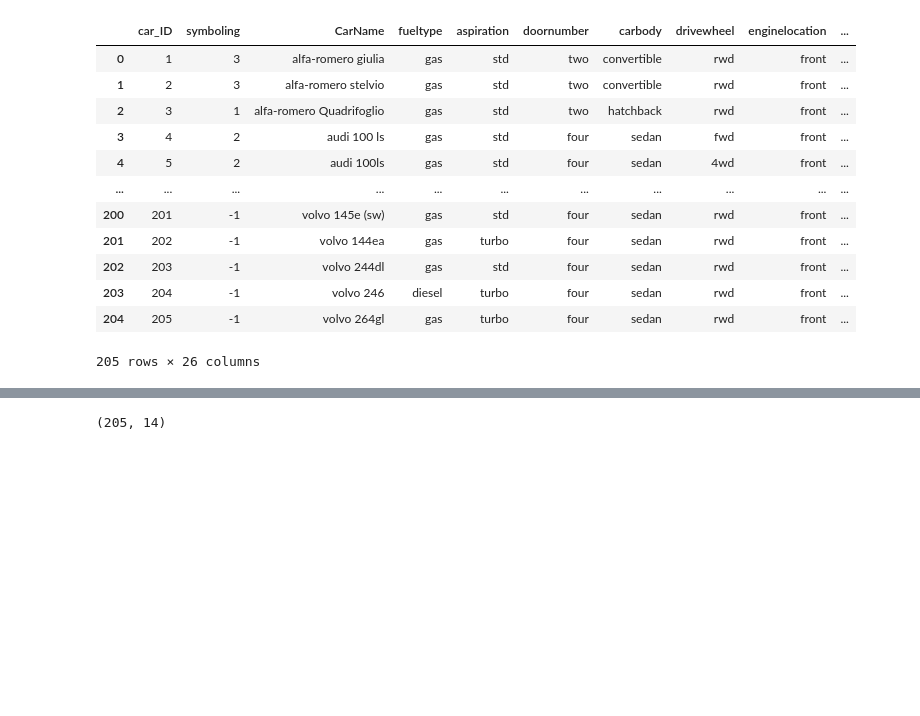
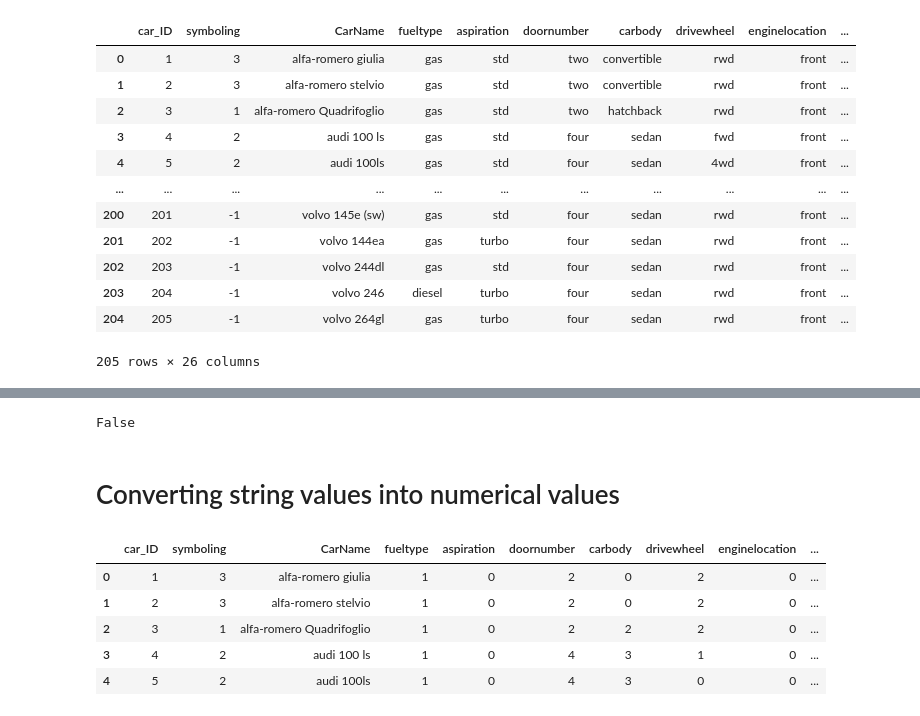
Before and after one commit to subhan215/deep-learning-assignment, a Jupyter notebook: Car_Price_Prediction_assignment.ipynb, the cells around one changed output, grey strips where cells are left out. Drawn from its saved outputs; the diff is of its cells as text; code cells hidden in the pictures; blank space fills up the shorter version.

```diff
--- a/Car_Price_Prediction_assignment.ipynb
+++ b/Car_Price_Prediction_assignment.ipynb
@@ -93,4 +62,6 @@ data_numeric.head()
-# %%
-data_numeric.shape
-# %% [output]
-(205, 14)
+# %%
+data.isna().any().any()
+# %% [output]
+False
+# %% [markdown]
+# Converting string values into numerical values
@@ -96,0 +79,9 @@ data_numeric.shape
+# %%
+data.head()
+# %% [output]
+|  | car_ID | symboling | CarName | fueltype | aspiration | doornumber | carbody | drivewheel | enginelocation | ... |
+| 0 | 1 | 3 | alfa-romero giulia | 1 | 0 | 2 | 0 | 2 | 0 | ... |
+| 1 | 2 | 3 | alfa-romero stelvio | 1 | 0 | 2 | 0 | 2 | 0 | ... |
+| 2 | 3 | 1 | alfa-romero Quadrifoglio | 1 | 0 | 2 | 2 | 2 | 0 | ... |
+| 3 | 4 | 2 | audi 100 ls | 1 | 0 | 4 | 3 | 1 | 0 | ... |
+| 4 | 5 | 2 | audi 100ls | 1 | 0 | 4 | 3 | 0 | 0 | ... |
```
Also changed, not shown: parts of 24 cells of this notebook.
